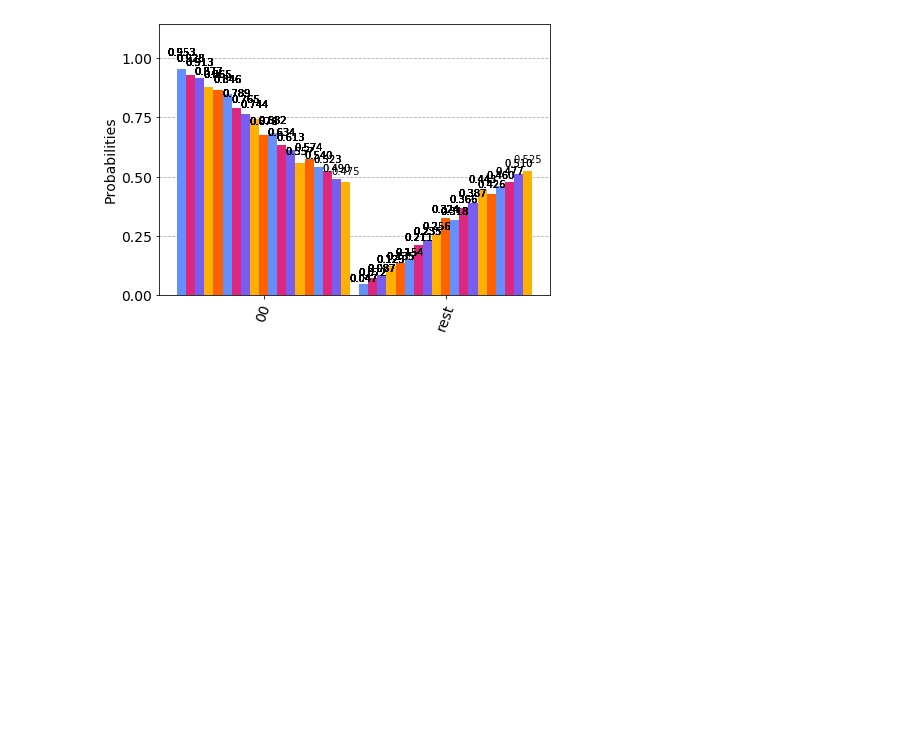
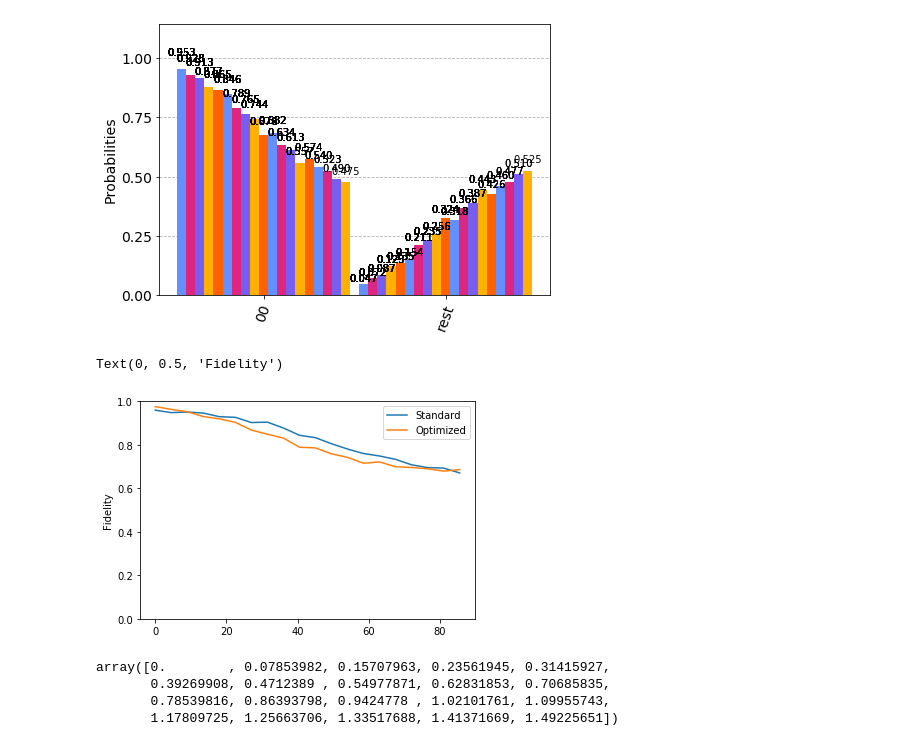
Before and after one commit to singular-value/optimizations_via_openpulse, a Jupyter notebook: ZZ_Interaction_EXPERIMENT.ipynb, the cells around one changed output. Saved outputs shown, nothing was run; the diff lists cells and outputs as text; code cells hidden in the pictures; blank space fills up the shorter version.

Commit message:
Add fidelity plotting cells to ZZ Interaction nb

```diff
--- a/ZZ_Interaction_EXPERIMENT.ipynb
+++ b/ZZ_Interaction_EXPERIMENT.ipynb
@@ -196,8 +196,8 @@ plot_histogram(optimized_counts_list[:19], number_to_keep=1)
 # %%
-# optimized_state_vectors = []
-# for counts in standard_counts_list:
-#         standard_state_vectors.append(np.array([
-#             np.sqrt(counts.get('00', 0)/shots),
-#             np.sqrt(counts.get('01', 0)/shots),
-#             np.sqrt(counts.get('10', 0)/shots),
-#             np.sqrt(counts.get('11', 0)/shots)]))
+optimized_state_vectors = []
+for counts in optimized_counts_list:
+        optimized_state_vectors.append(np.array([
+            np.sqrt(counts.get('00', 0)/shots),
+            np.sqrt(counts.get('01', 0)/shots),
+            np.sqrt(counts.get('10', 0)/shots),
+            np.sqrt(counts.get('11', 0)/shots)]))
@@ -205,0 +204,37 @@ plot_histogram(optimized_counts_list[:19], number_to_keep=1)
+# %%
+backend = q.Aer.get_backend('statevector_simulator')
+ideal_state_vectors = []
+thetas = np.linspace(0, np.pi/2, 20, endpoint=False)
+for theta in thetas:
+    circuit = q.QuantumCircuit(2, 2)
+    circuit.h(0)
+    circuit.h(1)
+    circuit.cx(0, 1)
+    circuit.rz(theta, 1)
+    circuit.cx(0, 1)
+    circuit.h(0)
+    circuit.h(1)
+    job = q.execute(circuit, backend=backend)
+    ideal_state_vectors.append(job.result().get_statevector())
+# %%
+import qutip
+standard_overlaps, optimized_overlaps = [], []
+for standard, optimized, ideal in zip(standard_state_vectors, optimized_state_vectors, ideal_state_vectors):
+    standard_overlaps.append(qutip.fidelity(qutip.Qobj(standard), qutip.Qobj(ideal)))
+    optimized_overlaps.append(qutip.fidelity(qutip.Qobj(optimized), qutip.Qobj(ideal)))
+# %%
+plt.plot(thetas * 180 / np.pi, standard_overlaps, label='Standard')
+plt.plot(thetas * 180 / np.pi, optimized_overlaps, label='Optimized')
+plt.legend()
+plt.ylim(0, 1)
+plt.ylabel('Fidelity')
+# %% [output]
+Text(0, 0.5, 'Fidelity')
+[figure, added]
+# %%
+thetas
+# %% [output]
+array([0.        , 0.07853982, 0.15707963, 0.23561945, 0.31415927,
+       0.39269908, 0.4712389 , 0.54977871, 0.62831853, 0.70685835,
+       0.78539816, 0.86393798, 0.9424778 , 1.02101761, 1.09955743,
+       1.17809725, 1.25663706, 1.33517688, 1.41371669, 1.49225651])
```
Also changed, not shown: parts of 5 cells of this notebook.
